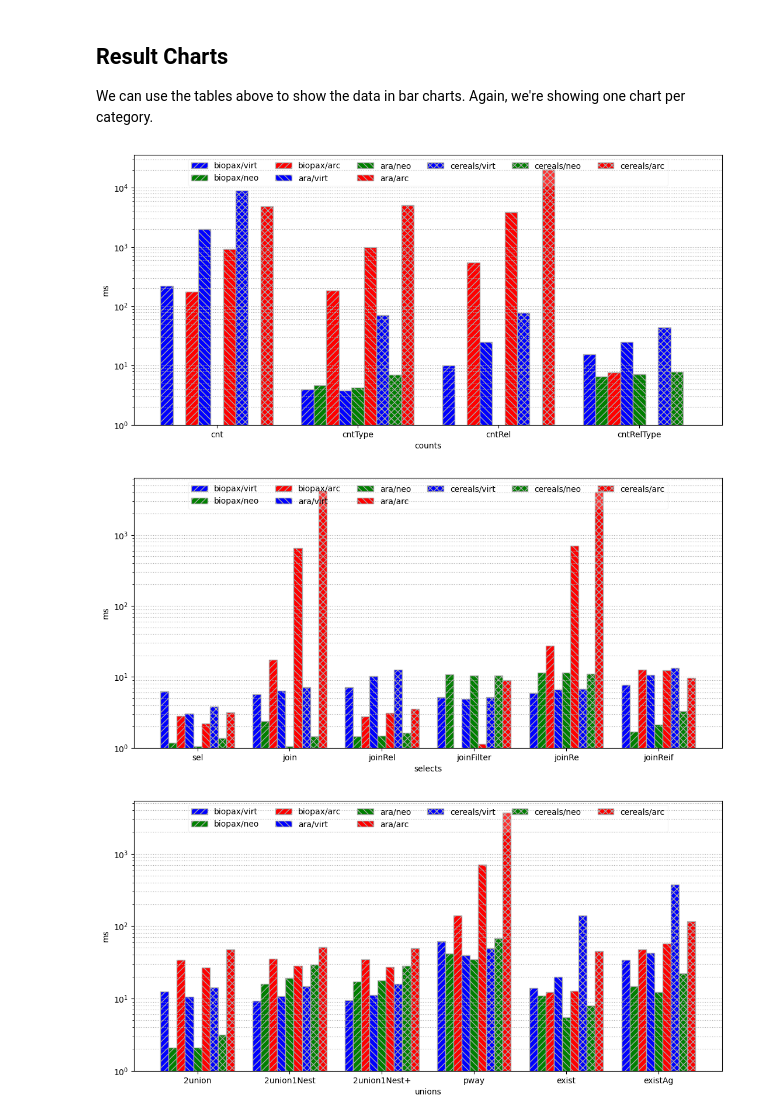
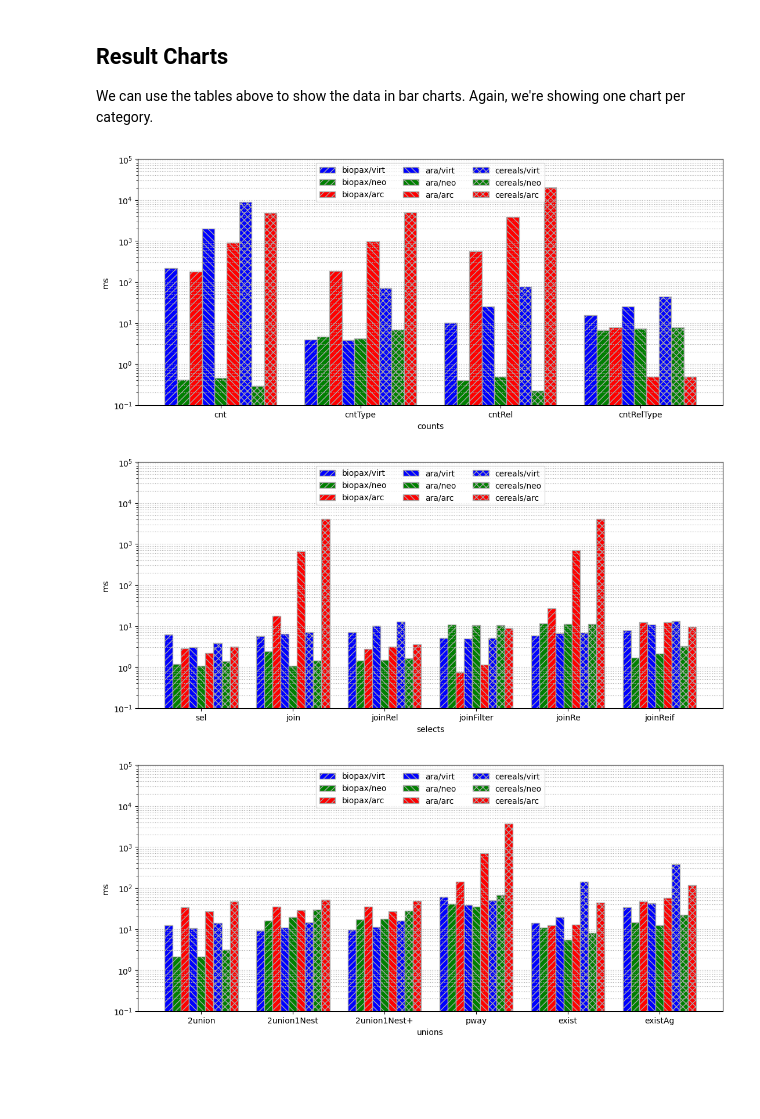
Before and after one commit to Rothamsted/graphdb-benchmarks, a Jupyter notebook: results/querying-results.ipynb, the cells around one changed output. Drawn from its saved outputs; the diff is of its cells as text; code cells hidden in the pictures; blank space fills up the shorter version.

Commit message:
One more update to results NBs.

```diff
--- a/results/querying-results.ipynb
+++ b/results/querying-results.ipynb
@@ -171,6 +171,8 @@ We can use the tables above to show the data in bar charts. Again, we're showing
 # You can skip the following code if you're interested in the resulting charts only.
 
 from matplotlib.ticker import ScalarFormatter
+
+INF_VALUE = 25E3 # Conventional top value to represent timed out results
 
 # Assigns bar colors based on the DB
 def get_db_color ( db ):
@@ -215,7 +217,7 @@ def group_chart ( qgroup ):
   gdata = data_summaries [ qgroup ]
 
   # In these cases, all queries timed out
-  gdata = gdata.replace ( np.inf, 20000 )
+  gdata = gdata.replace ( np.inf, INF_VALUE )
 
   fig, ax = plt.subplots()
   nbars = len ( datasets.keys () ) * len ( databases.keys() )
@@ -239,37 +241,37 @@ def group_chart ( qgroup ):
       yhatch = get_dataset_hatch ( dataset )
 
       xi, wbar, ibar = bar_get_xs ( ibar, nbars, nlabels )
 
       ax.bar ( xi, y, width = wbar, label = ylabel,
         color = ycolor, edgecolor = "DarkGrey", hatch = yhatch, log = True )
 
   bar_set_xticks ( ax, nlabels )
   ax.set_xticklabels ( gdata.index )
 
   ax.set_xlabel ( qgroup )
   ax.set_ylabel ( "ms" )
 
-  # To cope with y = 0 in log scale
-  ax.set_ylim ( ymin = 1 )
+  # To cope with y = 0 in log scale and to have the same range in each chart
+  ax.set_ylim ( ymin = 0.1, ymax = 1E5 )
 
   # No sci notation, but 10000 takes more space
   #ax.yaxis.set_major_formatter ( ScalarFormatter () )
 
   ax.grid ( axis = "y", which = "both", linestyle = 'dotted' )
 
-  ax.legend ( loc = "upper center", ncol = 6, framealpha = 0.2 );
+  ax.legend ( loc = "upper center", ncol = 3, framealpha = 0.7 );
 
   # Give it a good size
-  ax.figure.set_size_inches ( 13, 6 )
+  ax.figure.set_size_inches ( 13, 5.5 )
 
   # And save!
   img_fmt = "svg"
   ax.figure.savefig ( f"querying-results-{qgroup}." + img_fmt, format = img_fmt )
 
 
 for qgroup in all_queries.keys ():
   group_chart ( qgroup )
 # %% [output]
-[figure, old version]
+[figure, new version]
-[figure, old version]
+[figure, new version]
-[figure, old version]
+[figure, new version]
```
Also changed, not shown: parts of 1 cell of this notebook, 13 other files.
